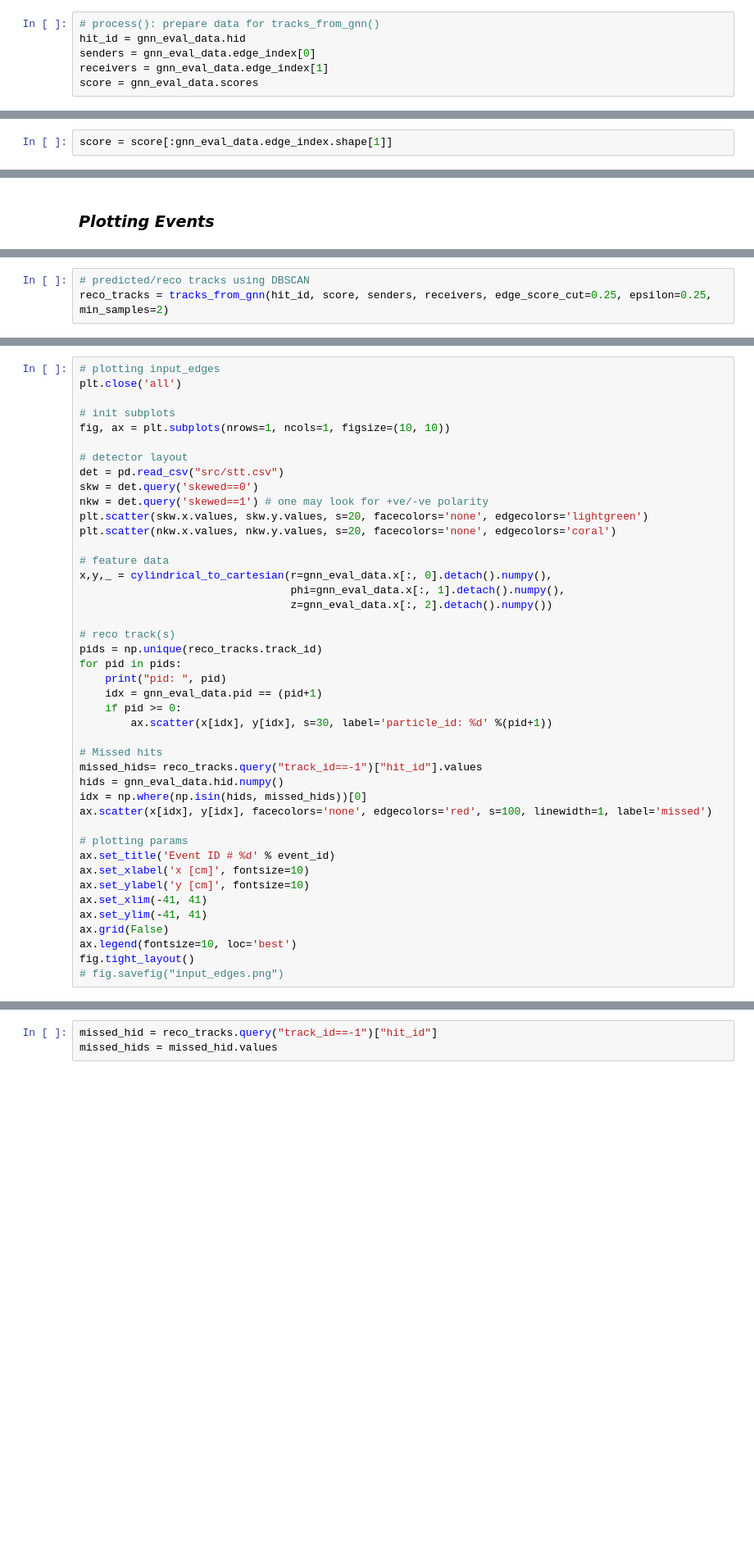
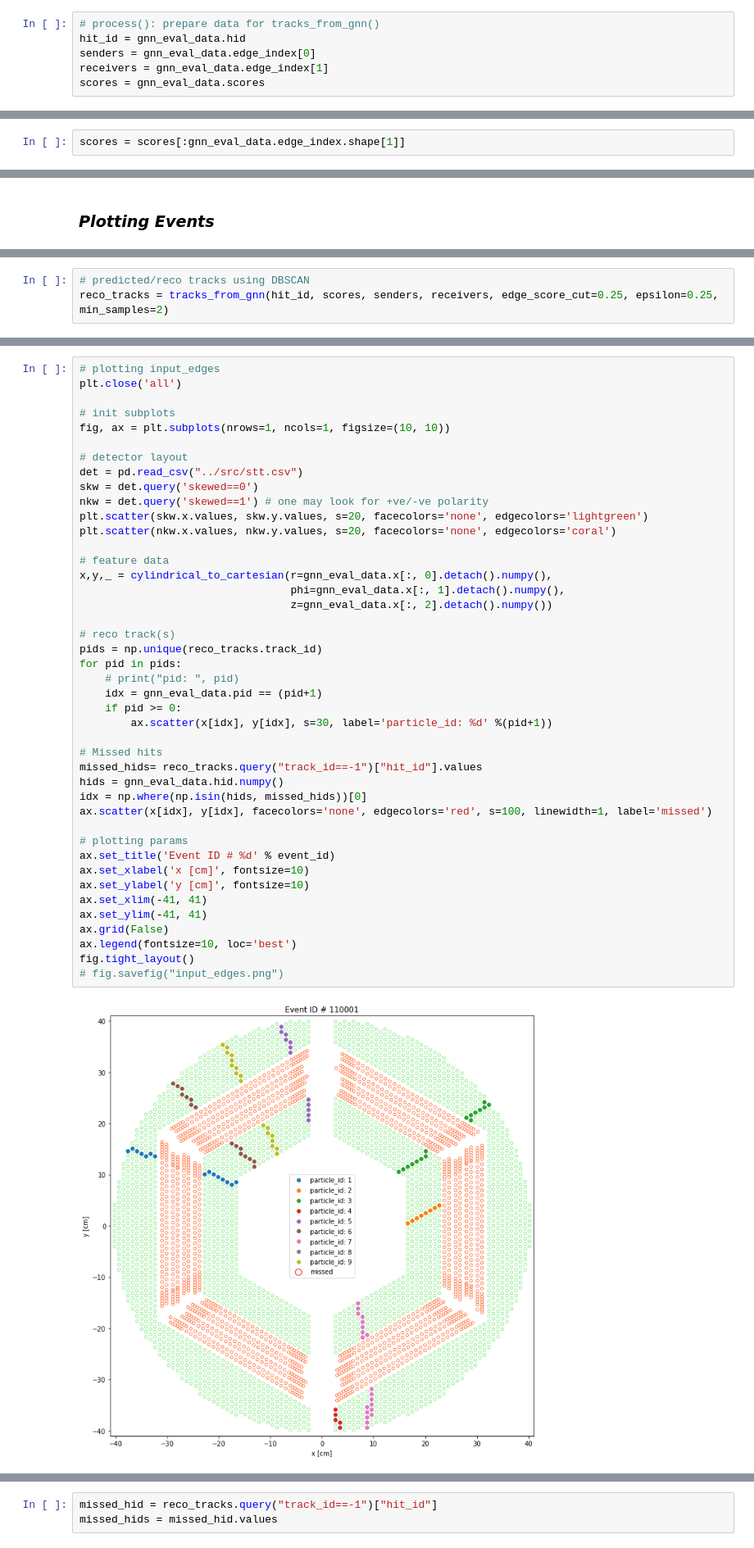
Before and after one commit to ai4fair/stttrkx, a Jupyter notebook: eval/trkx_from_gnn.ipynb, the cells around one changed output, grey strips where cells are left out. Shown at 82% size. Drawn from its saved outputs; the diff is of its cells as text; blank space fills up the shorter version.

Commit message:
Working notebooks in eval/

```diff
--- a/eval/trkx_from_gnn.ipynb
+++ b/eval/trkx_from_gnn.ipynb
@@ -165,7 +165,7 @@ max_evts = max_evts if max_evts > 0 and max_evts <= n_tot_files else n_tot_files
 hit_id = gnn_eval_data.hid
 senders = gnn_eval_data.edge_index[0]
 receivers = gnn_eval_data.edge_index[1]
-score = gnn_eval_data.scores
+scores = gnn_eval_data.scores
 # %%
 senders.shape
 # %% [output]
@@ -182,3 +182,3 @@ torch.Size([555])
 # %%
-score = score[:gnn_eval_data.edge_index.shape[1]]
+scores = scores[:gnn_eval_data.edge_index.shape[1]]
 # %%
@@ -228,3 +230,3 @@ fig.tight_layout()
 # %%
 # predicted/reco tracks using DBSCAN
-reco_tracks = tracks_from_gnn(hit_id, score, senders, receivers, edge_score_cut=0.25, epsilon=0.25, min_samples=2)
+reco_tracks = tracks_from_gnn(hit_id, scores, senders, receivers, edge_score_cut=0.25, epsilon=0.25, min_samples=2)
@@ -241,40 +243,42 @@ plt.close('all')
 fig, ax = plt.subplots(nrows=1, ncols=1, figsize=(10, 10))
 
 # detector layout
-det = pd.read_csv("src/stt.csv")
+det = pd.read_csv("../src/stt.csv")
 skw = det.query('skewed==0')
 nkw = det.query('skewed==1') # one may look for +ve/-ve polarity
 plt.scatter(skw.x.values, skw.y.values, s=20, facecolors='none', edgecolors='lightgreen')
 plt.scatter(nkw.x.values, nkw.y.values, s=20, facecolors='none', edgecolors='coral')
 
 # feature data
 x,y,_ = cylindrical_to_cartesian(r=gnn_eval_data.x[:, 0].detach().numpy(),
                                  phi=gnn_eval_data.x[:, 1].detach().numpy(),
                                  z=gnn_eval_data.x[:, 2].detach().numpy())
 
 # reco track(s)
 pids = np.unique(reco_tracks.track_id)
 for pid in pids:
-    print("pid: ", pid)
+    # print("pid: ", pid)
     idx = gnn_eval_data.pid == (pid+1)
     if pid >= 0:
         ax.scatter(x[idx], y[idx], s=30, label='particle_id: %d' %(pid+1))
 
 # Missed hits
 missed_hids= reco_tracks.query("track_id==-1")["hit_id"].values
 hids = gnn_eval_data.hid.numpy()
 idx = np.where(np.isin(hids, missed_hids))[0]
 ax.scatter(x[idx], y[idx], facecolors='none', edgecolors='red', s=100, linewidth=1, label='missed')
 
 # plotting params
 ax.set_title('Event ID # %d' % event_id)
 ax.set_xlabel('x [cm]', fontsize=10)
 ax.set_ylabel('y [cm]', fontsize=10)
 ax.set_xlim(-41, 41)
 ax.set_ylim(-41, 41)
 ax.grid(False)
 ax.legend(fontsize=10, loc='best')
 fig.tight_layout()
 # fig.savefig("input_edges.png")
+# %% [output]
+[figure, added]
 # %%
 np.unique(reco_tracks.track_id.values)
```
Also changed, not shown: parts of 17 cells of this notebook, 1 other file.
